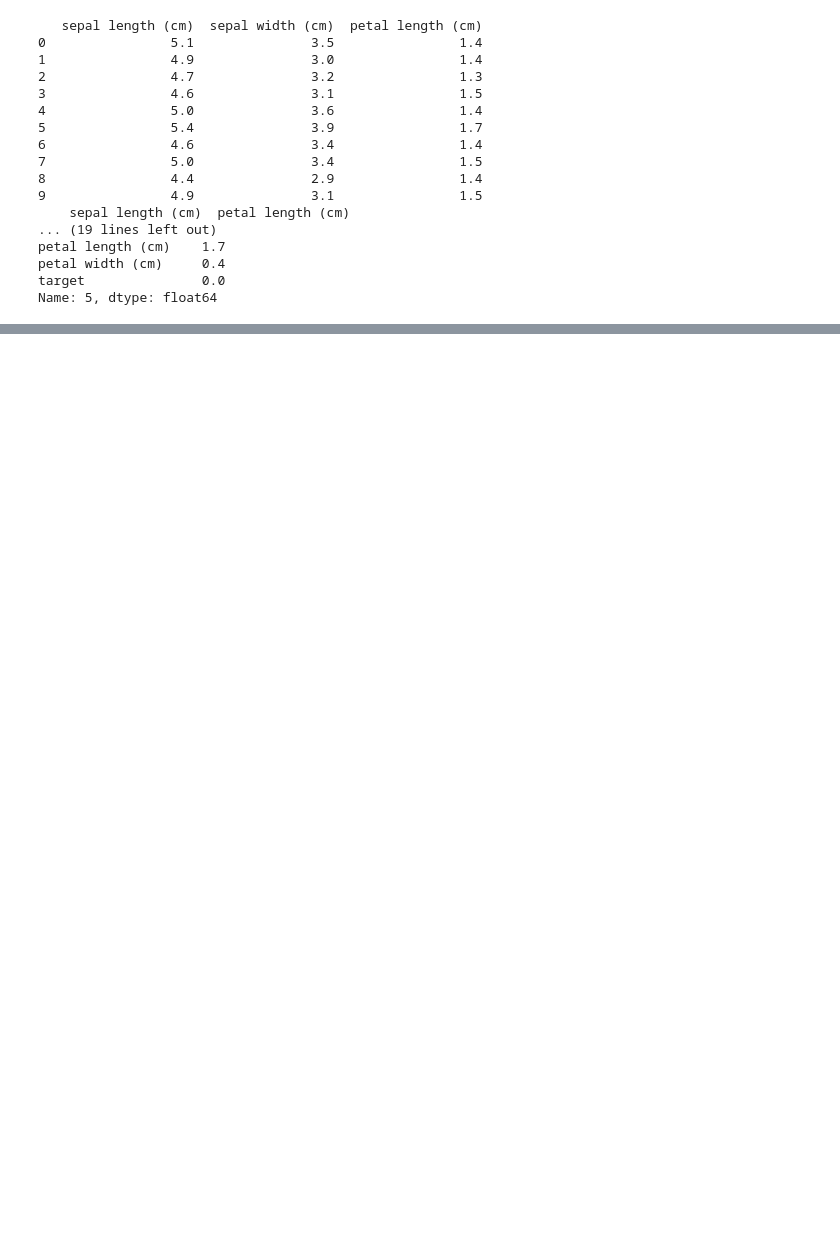
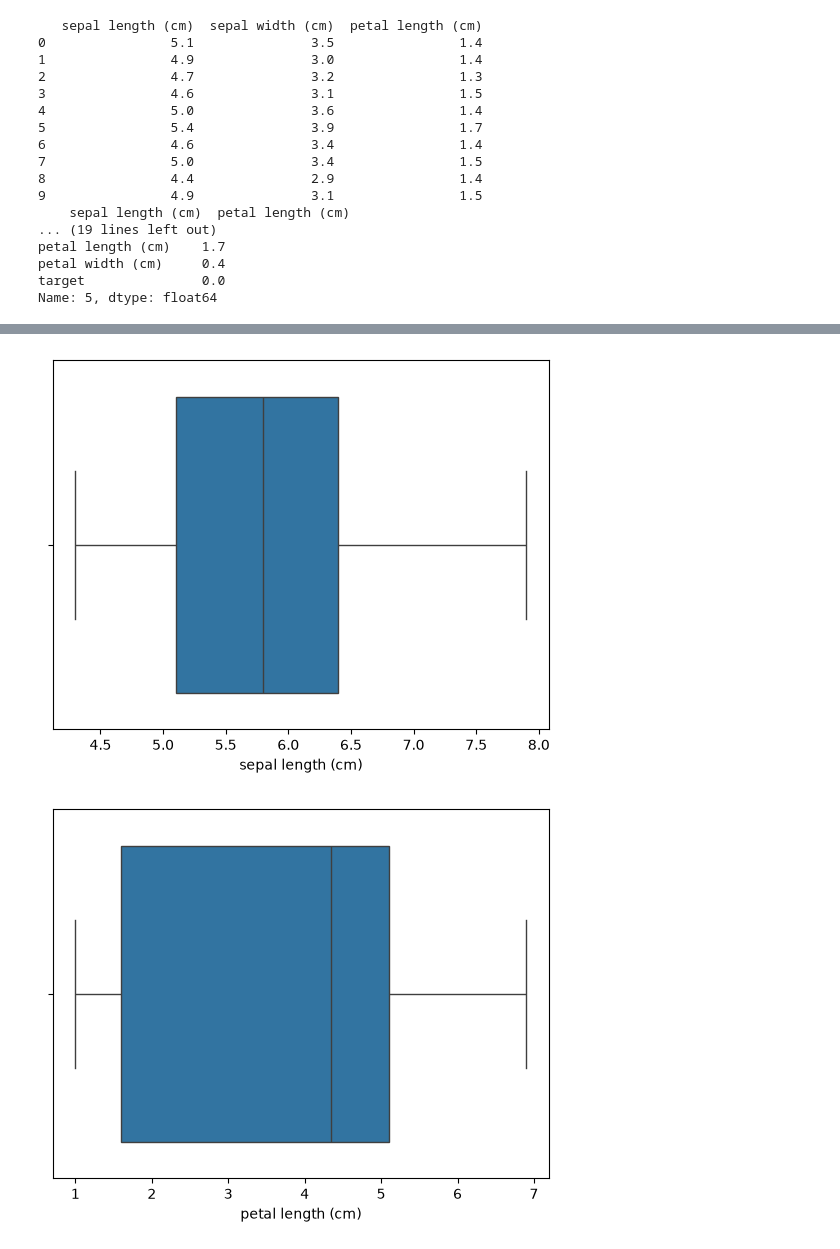
Before and after one commit to lindo000/Applied-ML-, a Jupyter notebook: ml-aging-project/01_eda_iris.ipynb, the cells around one changed output, grey strips where cells are left out. Cells and saved outputs as stored; diff of their text form; code cells hidden in the pictures; blank space fills up the shorter version.

```diff
--- a/ml-aging-project/01_eda_iris.ipynb
+++ b/ml-aging-project/01_eda_iris.ipynb
@@ -223,0 +568,15 @@ Lektion 9: Sorting – Daten sortieren
+# %%
+
+import seaborn as sns
+import matplotlib.pyplot as plt
+
+df_missing["sepal length (cm)"].describe()
+
+sns.boxplot(x=df_missing["sepal length (cm)"])
+plt.show()
+
+sns.boxplot(x=df_missing["petal length (cm)"])
+plt.show()
+# %% [output]
+[figure, added]
+[figure, added]
```
Also changed, not shown: parts of 23 cells of this notebook.
